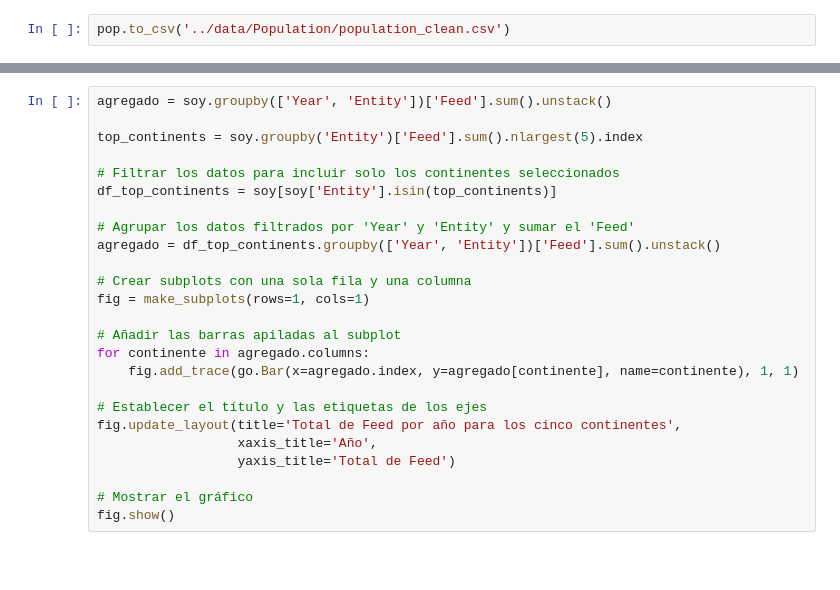
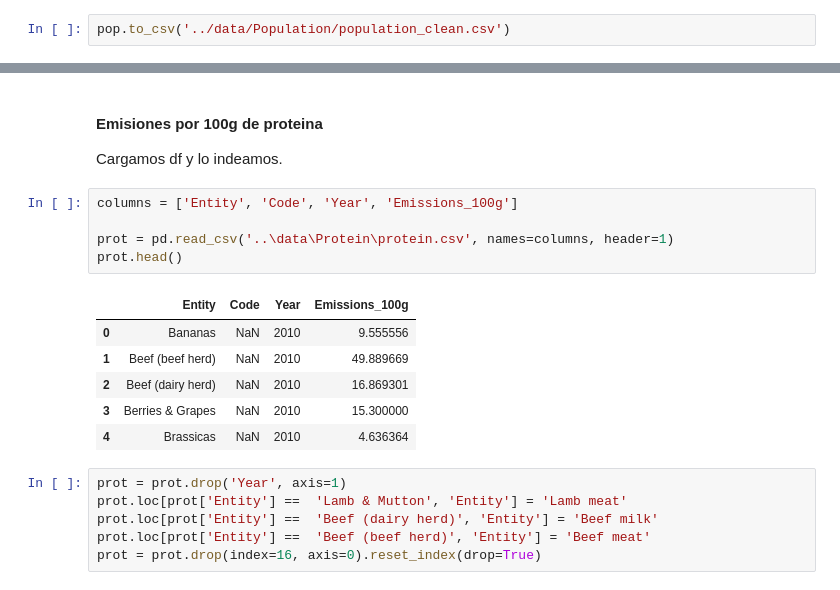
Before and after one commit to NereaRiveiro/Go-vegan, a Jupyter notebook: notebook/cleaning.ipynb, the cells around one changed output, grey strips where cells are left out. Drawn from its saved outputs; the diff is of its cells as text; blank space fills up the shorter version.

```diff
--- a/notebook/cleaning.ipynb
+++ b/notebook/cleaning.ipynb
@@ -499,25 +438,22 @@ NameError: name 'df_top_countries' is not defined
-# %%
-agregado = soy.groupby(['Year', 'Entity'])['Feed'].sum().unstack()
-
-top_continents = soy.groupby('Entity')['Feed'].sum().nlargest(5).index
-
-# Filtrar los datos para incluir solo los continentes seleccionados
-df_top_continents = soy[soy['Entity'].isin(top_continents)]
-
-# Agrupar los datos filtrados por 'Year' y 'Entity' y sumar el 'Feed'
-agregado = df_top_continents.groupby(['Year', 'Entity'])['Feed'].sum().unstack()
-
-# Crear subplots con una sola fila y una columna
-fig = make_subplots(rows=1, cols=1)
-
-# Añadir las barras apiladas al subplot
-for continente in agregado.columns:
-    fig.add_trace(go.Bar(x=agregado.index, y=agregado[continente], name=continente), 1, 1)
-
-# Establecer el título y las etiquetas de los ejes
-fig.update_layout(title='Total de Feed por año para los cinco continentes',
-                  xaxis_title='Año',
-                  yaxis_title='Total de Feed')
-
-# Mostrar el gráfico
-fig.show()
+# %% [markdown]
+#### Emisiones por 100g de proteina
+
+Cargamos df y lo indeamos.
+# %%
+columns = ['Entity', 'Code', 'Year', 'Emissions_100g']
+
+prot = pd.read_csv('..\data\Protein\protein.csv', names=columns, header=1)
+prot.head()
+# %% [output]
+|  | Entity | Code | Year | Emissions_100g |
+| 0 | Bananas | NaN | 2010 | 9.555556 |
+| 1 | Beef (beef herd) | NaN | 2010 | 49.889669 |
+| 2 | Beef (dairy herd) | NaN | 2010 | 16.869301 |
+| 3 | Berries & Grapes | NaN | 2010 | 15.300000 |
+| 4 | Brassicas | NaN | 2010 | 4.636364 |
+# %%
+prot = prot.drop('Year', axis=1)
+prot.loc[prot['Entity'] ==  'Lamb & Mutton', 'Entity'] = 'Lamb meat'
+prot.loc[prot['Entity'] ==  'Beef (dairy herd)', 'Entity'] = 'Beef milk'
+prot.loc[prot['Entity'] ==  'Beef (beef herd)', 'Entity'] = 'Beef meat'
+prot = prot.drop(index=16, axis=0).reset_index(drop=True)
```
Also changed, not shown: parts of 9 cells of this notebook, 10 other files.
